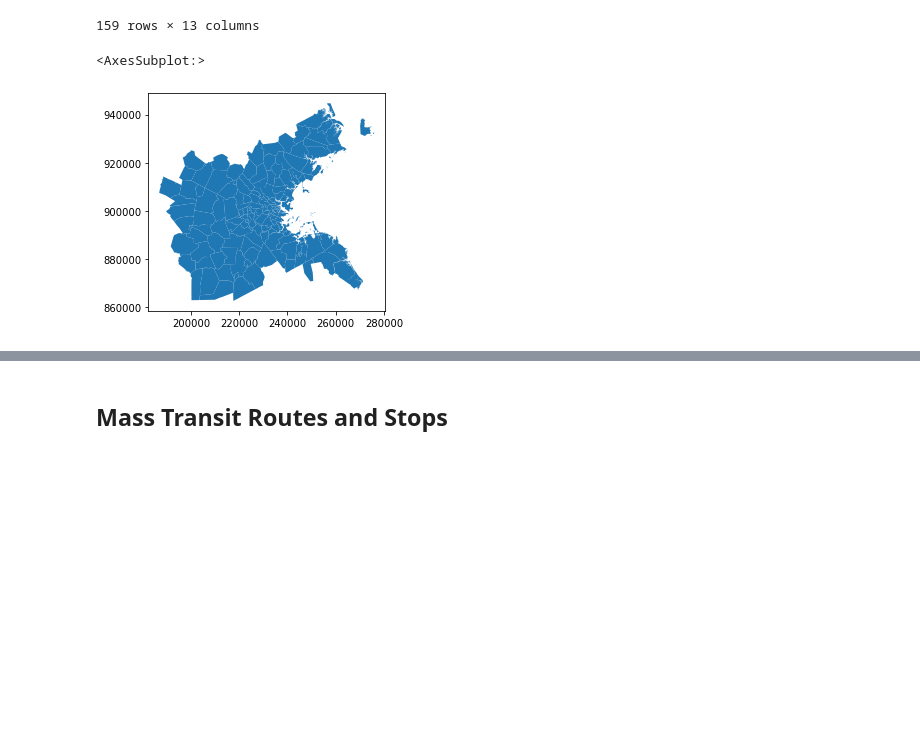
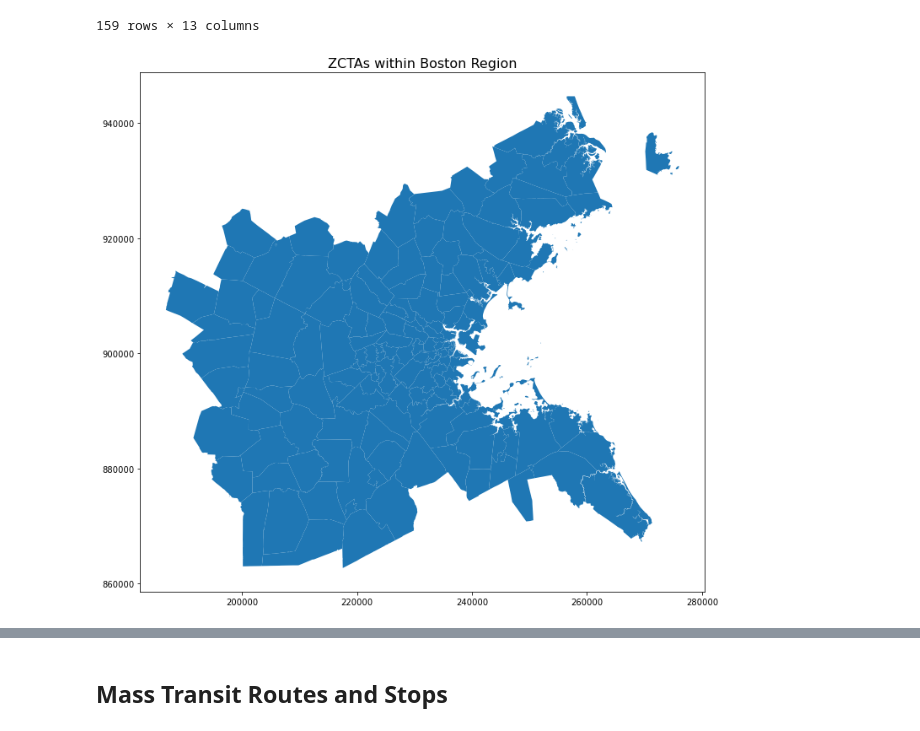
Before and after one commit to jcheng02/uep239-final-project, a Jupyter notebook: jcheng02_uep239_final_project.ipynb, the cells around one changed output, grey strips where cells are left out. Saved outputs shown, nothing was run; the diff lists cells and outputs as text; code cells hidden in the pictures; blank space fills up the shorter version.

```diff
--- a/jcheng02_uep239_final_project.ipynb
+++ b/jcheng02_uep239_final_project.ipynb
@@ -228,7 +232,8 @@ boston_zcta
 159 rows × 13 columns
 # %%
 # Plot the Boston Region ZCTAs.
-boston_zcta.plot()
+boston_zcta.plot(figsize=(12,12))
+plt.title('ZCTAs within Boston Region', fontsize=16)
+plt.show()
 # %% [output]
-<AxesSubplot:>
-[figure, old version]
+[figure, new version]
```
Also changed, not shown: parts of 19 cells of this notebook, 1 other file.
